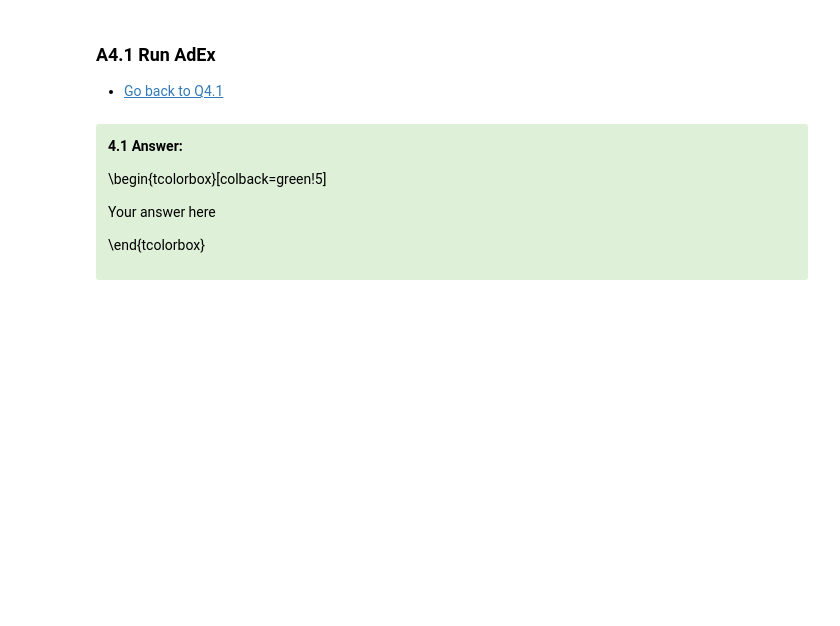
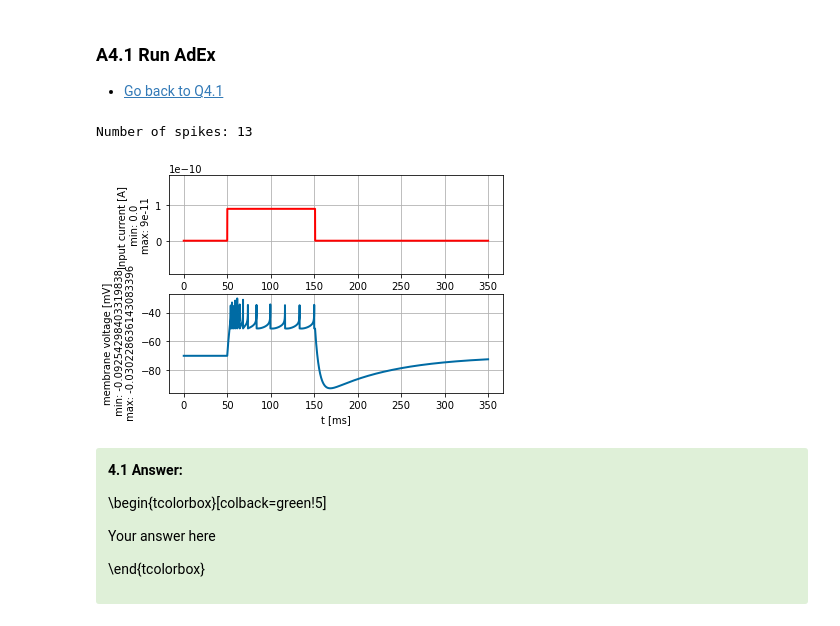
Before and after one commit to cesarz10/Computational-Neurophysiology-Lab, a Jupyter notebook: Lab_2/Module1_Ex2_XX.ipynb, the cells around one changed output. Drawn from its saved outputs; the diff is of its cells as text; code cells hidden in the pictures; blank space fills up the shorter version.

```diff
--- a/Lab_2/Module1_Ex2_XX.ipynb
+++ b/Lab_2/Module1_Ex2_XX.ipynb
@@ -387,4 +420,19 @@ from neurodynex3.tools import plot_tools, input_factory
 # %% [markdown]
 ### A4.1 Run AdEx <a id="A4.1"/>
 * [Go back to Q4.1](#Q4.1)
+# %%
+# Enter your code here:
+
+####################
+##   Q4.1a solution  ##
+####################
+
+I_AdEx = input_factory.get_step_current(t_start=50, t_end=150, unit_time=b2.ms, amplitude=90 * b2.pamp)
+state_monitor, spike_monitor = AdEx.simulate_AdEx_neuron(I_stim=I_AdEx, simulation_time=350 * b2.ms)
+
+#plot_tools.plot_voltage_and_current_traces(state_monitor, I_AdEx)
+#print(f"Number of spikes: {spike_monitor.count[0]}")
+# %% [output]
+Number of spikes: 13
+[figure, added]
 # %%
```
Also changed, not shown: parts of 10 cells of this notebook.
